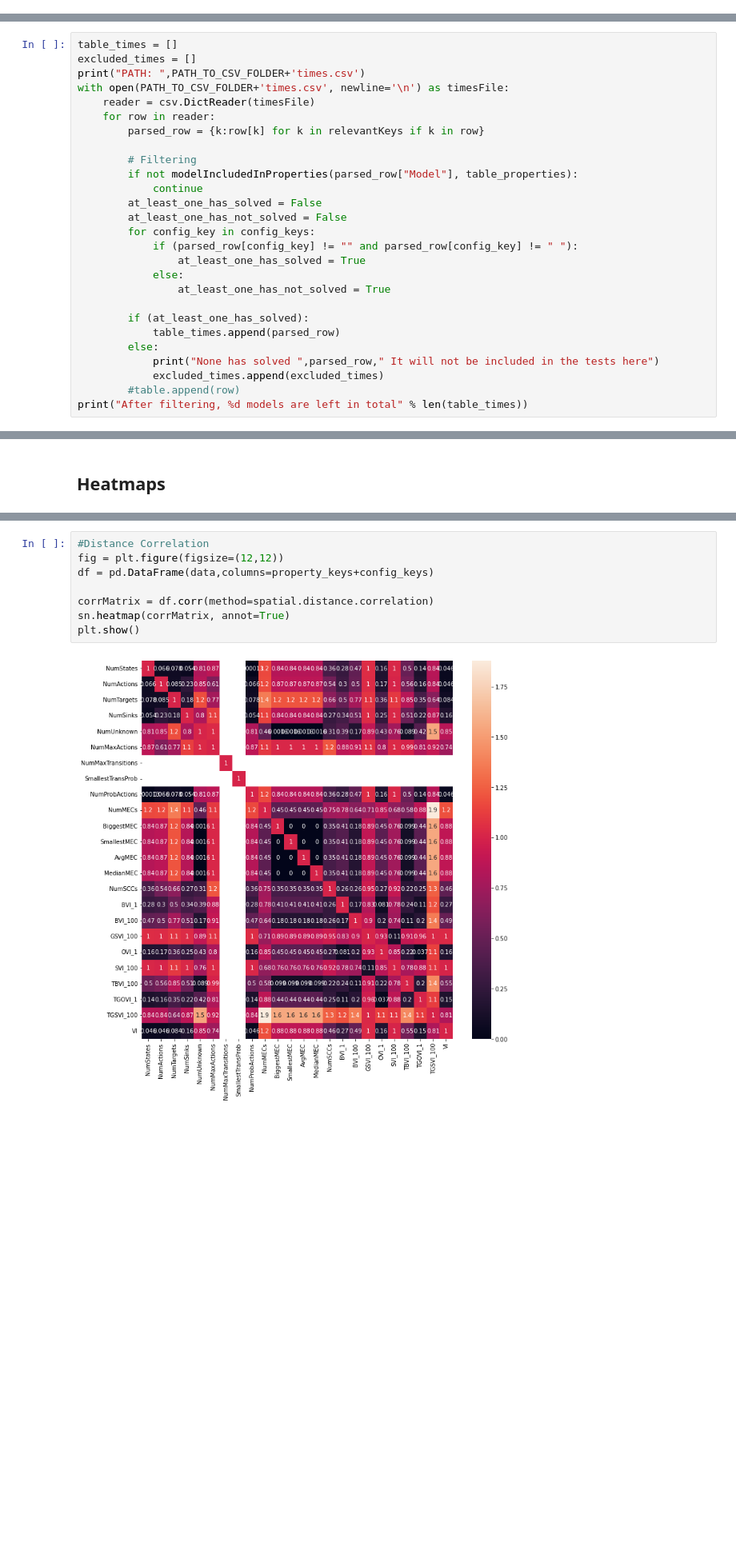
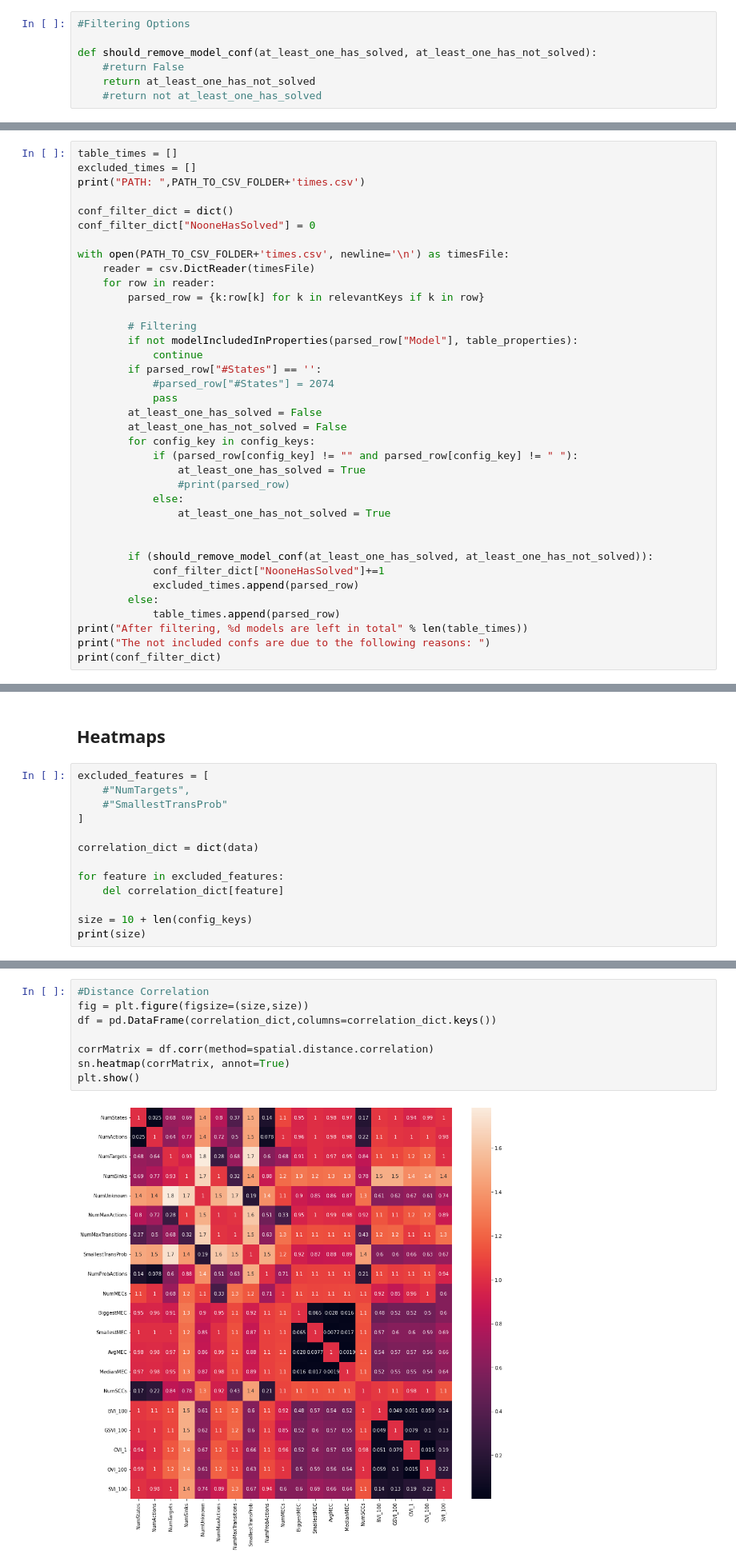
Before and after one commit to ga67vib/Algorithms-For-Stochastic-Games, a Jupyter notebook: visualizations/visualizations.ipynb, the cells around one changed output, grey strips where cells are left out. Shown at 80% size. Drawn from its saved outputs; the diff is of its cells as text; blank space fills up the shorter version.

```diff
--- a/visualizations/visualizations.ipynb
+++ b/visualizations/visualizations.ipynb
@@ -91,3 +171,10 @@ relevantKeys
+# %%
+#Filtering Options
+
+def should_remove_model_conf(at_least_one_has_solved, at_least_one_has_not_solved):
+    #return False
+    return at_least_one_has_not_solved
+    #return not at_least_one_has_solved
 # %%
 def modelIncludedInProperties(model_name, table_properties):
     for row in table_properties:
@@ -98,6 +185,10 @@ def modelIncludedInProperties(model_name, table_properties):
 table_times = []
 excluded_times = []
 print("PATH: ",PATH_TO_CSV_FOLDER+'times.csv')
+
+conf_filter_dict = dict()
+conf_filter_dict["NooneHasSolved"] = 0
+
 with open(PATH_TO_CSV_FOLDER+'times.csv', newline='\n') as timesFile:
     reader = csv.DictReader(timesFile)
     for row in reader:
@@ -106,19 +197,25 @@ with open(PATH_TO_CSV_FOLDER+'times.csv', newline='\n') as timesFile:
         # Filtering
         if not modelIncludedInProperties(parsed_row["Model"], table_properties):
             continue
+        if parsed_row["#States"] == '':
+            #parsed_row["#States"] = 2074
+            pass
         at_least_one_has_solved = False
         at_least_one_has_not_solved = False
         for config_key in config_keys:
             if (parsed_row[config_key] != "" and parsed_row[config_key] != " "):
                 at_least_one_has_solved = True
+                #print(parsed_row)
             else:
                 at_least_one_has_not_solved = True
 
-        if (at_least_one_has_solved):
+
+        if (should_remove_model_conf(at_least_one_has_solved, at_least_one_has_not_solved)):
+            conf_filter_dict["NooneHasSolved"]+=1
+            excluded_times.append(parsed_row)
+        else:
             table_times.append(parsed_row)
-        else:
-            print("None has solved ",parsed_row," It will not be included in the tests here")
-            excluded_times.append(excluded_times)
-        #table.append(row)
 print("After filtering, %d models are left in total" % len(table_times))
+print("The not included confs are due to the following reasons: ")
+print(conf_filter_dict)
 # %% [output]
@@ -262,2 +489,15 @@ for i in range(len(table_times)):
 # %% [markdown]
 ## Heatmaps
+# %%
+excluded_features = [
+    #"NumTargets",
+    #"SmallestTransProb"
+]
+
+correlation_dict = dict(data)
+
+for feature in excluded_features:
+    del correlation_dict[feature]
+
+size = 10 + len(config_keys)
+print(size)
@@ -264,12 +506,12 @@ for i in range(len(table_times)):
 # %%
 #Distance Correlation
-fig = plt.figure(figsize=(12,12))
-df = pd.DataFrame(data,columns=property_keys+config_keys)
+fig = plt.figure(figsize=(size,size))
+df = pd.DataFrame(correlation_dict,columns=correlation_dict.keys())
 
 corrMatrix = df.corr(method=spatial.distance.correlation)
 sn.heatmap(corrMatrix, annot=True)
 plt.show()
 # %% [output]
-[figure, old version]
+[figure, new version]
 # %%
 #Linear Correlation
```
Also changed, not shown: parts of 36 cells of this notebook, 8 other files.
